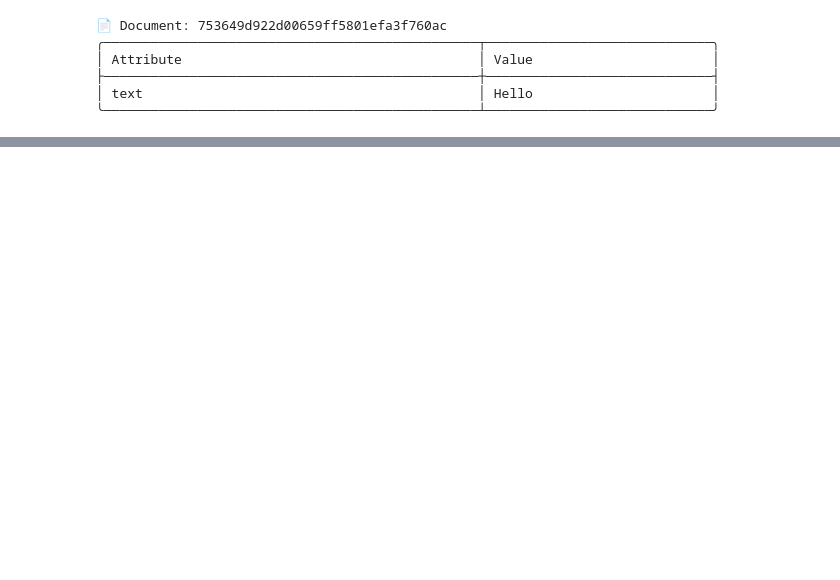
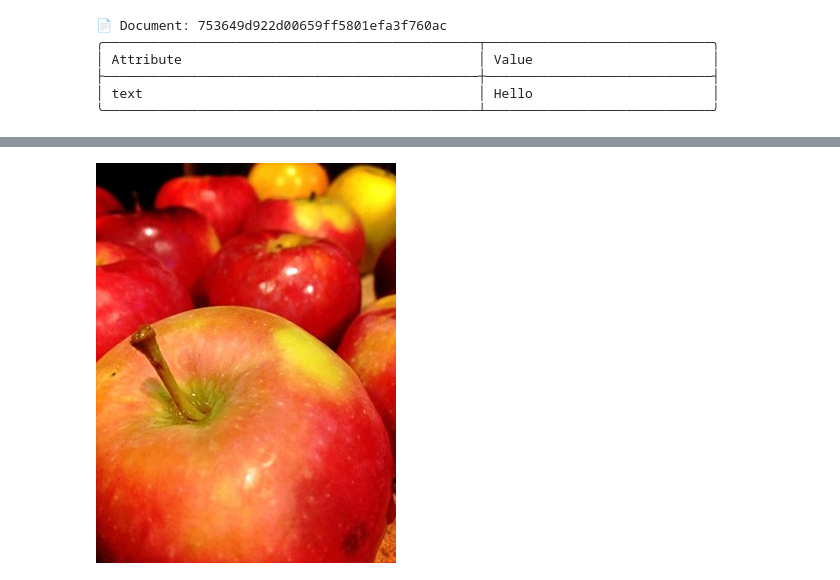
Before and after one commit to icoxfog417/jina-demo, a Jupyter notebook: jina-demo.ipynb, the cells around one changed output, grey strips where cells are left out. Cells and saved outputs as stored; diff of their text form; code cells hidden in the pictures; blank space fills up the shorter version.

Commit message:
Add fundamental examples

```diff
--- a/jina-demo.ipynb
+++ b/jina-demo.ipynb
@@ -18,0 +55,5 @@ d
+# %%
+d = Document(uri="example.jpg")
+d.display()
+# %% [output]
+[figure, added]
```
Also changed, not shown: parts of 11 cells of this notebook, 3 other files.
